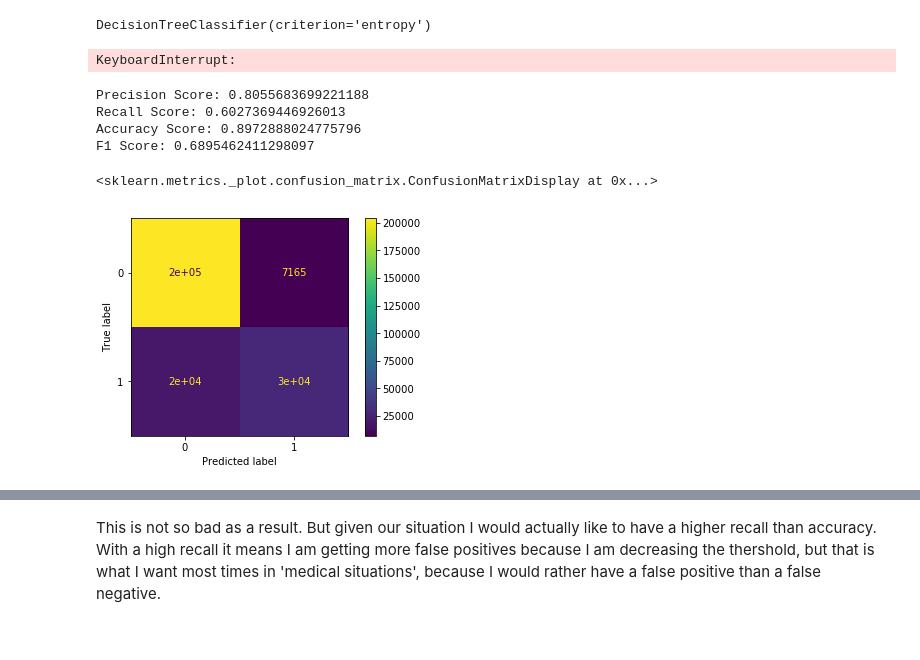
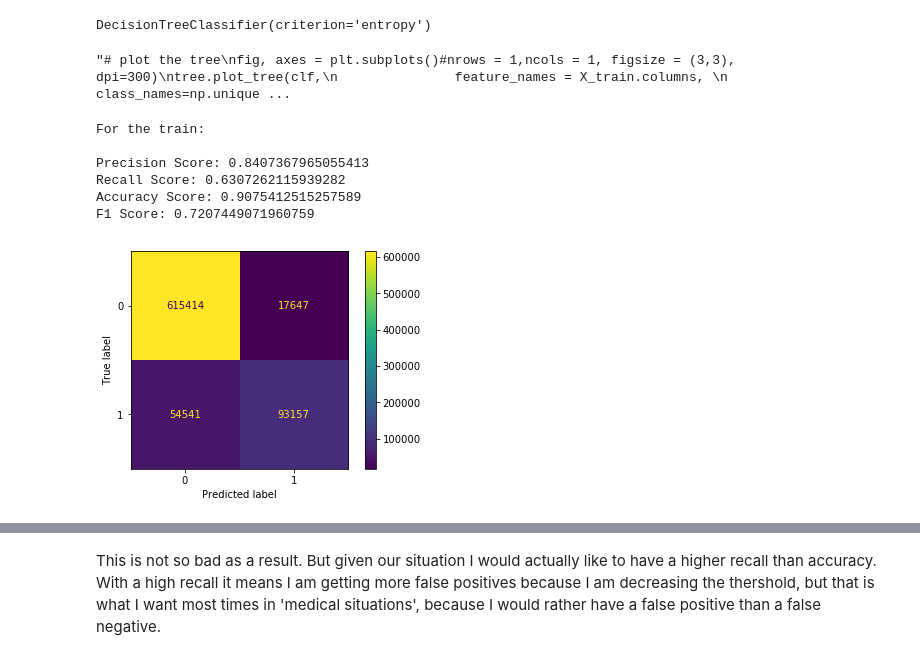
Before and after one commit to MNLKuzmin/Phase3project, a Jupyter notebook: CovidNotebook.ipynb, the cells around one changed output, grey strips where cells are left out. Drawn from its saved outputs; the diff is of its cells as text; code cells hidden in the pictures.

Commit message:
confusion matrix, ROC curve and Logistic Regression

```diff
--- a/CovidNotebook.ipynb
+++ b/CovidNotebook.ipynb
@@ -463,33 +463,32 @@ clf.fit(X_train, y_train)
 # %% [output]
 DecisionTreeClassifier(criterion='entropy')
 # %%
-# plot the tree
+"""# plot the tree
 fig, axes = plt.subplots()#nrows = 1,ncols = 1, figsize = (3,3), dpi=300)
 tree.plot_tree(clf,
                feature_names = X_train.columns,
                class_names=np.unique(y).astype('str'),
                filled = True)
-plt.show()
+plt.show()"""
 # %% [output]
-KeyboardInterrupt:
+"# plot the tree\nfig, axes = plt.subplots()#nrows = 1,ncols = 1, figsize = (3,3), dpi=300)\ntree.plot_tree(clf,\n               feature_names = X_train.columns, \n               class_names=np.unique ...
 # %%
 def print_metrics(labels, preds):
     print("Precision Score: {}".format(precision_score(labels, preds)))
     print("Recall Score: {}".format(recall_score(labels, preds)))
     print("Accuracy Score: {}".format(accuracy_score(labels, preds)))
     print("F1 Score: {}".format(f1_score(labels, preds)))
-# %%
-# Evaluate the tree
-# Still not sure if here I should do everything with test or train
-y_preds = clf.predict(X_test)
-
-print_metrics(y_test, y_preds)
-
-plot_confusion_matrix(clf,X_test,y_test);
-# %% [output]
-Precision Score: 0.8055683699221188
-Recall Score: 0.6027369446926013
-Accuracy Score: 0.8972888024775796
-F1 Score: 0.6895462411298097
-<sklearn.metrics._plot.confusion_matrix.ConfusionMatrixDisplay at 0x...>
-[figure, removed]
+# %%
+# Evaluate the tree
+print("For the train:\n")
+y_preds_train = clf.predict(X_train)
+print_metrics(y_train, y_preds_train)
+plot_confusion_matrix(clf,X_train,y_train);
+# %% [output]
+For the train:
+
+Precision Score: 0.8407367965055413
+Recall Score: 0.6307262115939282
+Accuracy Score: 0.9075412515257589
+F1 Score: 0.7207449071960759
+[figure, added]
```
Also changed, not shown: parts of 11 cells of this notebook.
